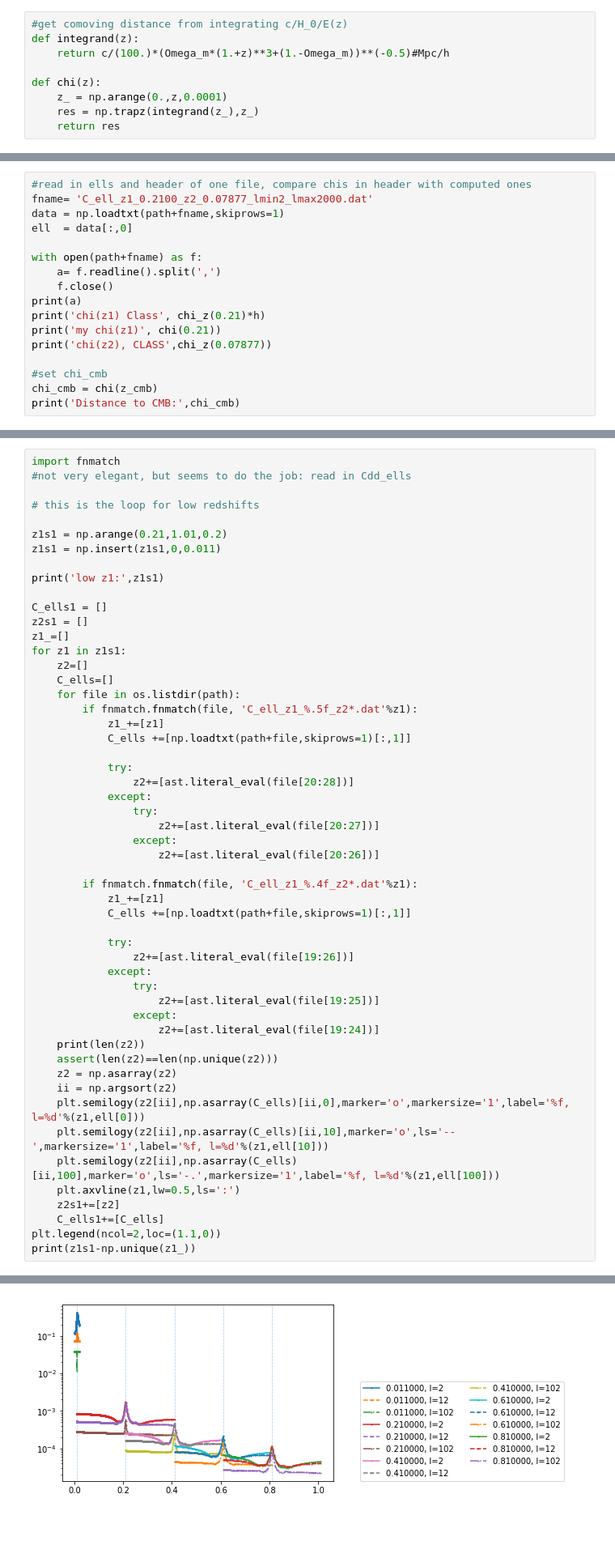
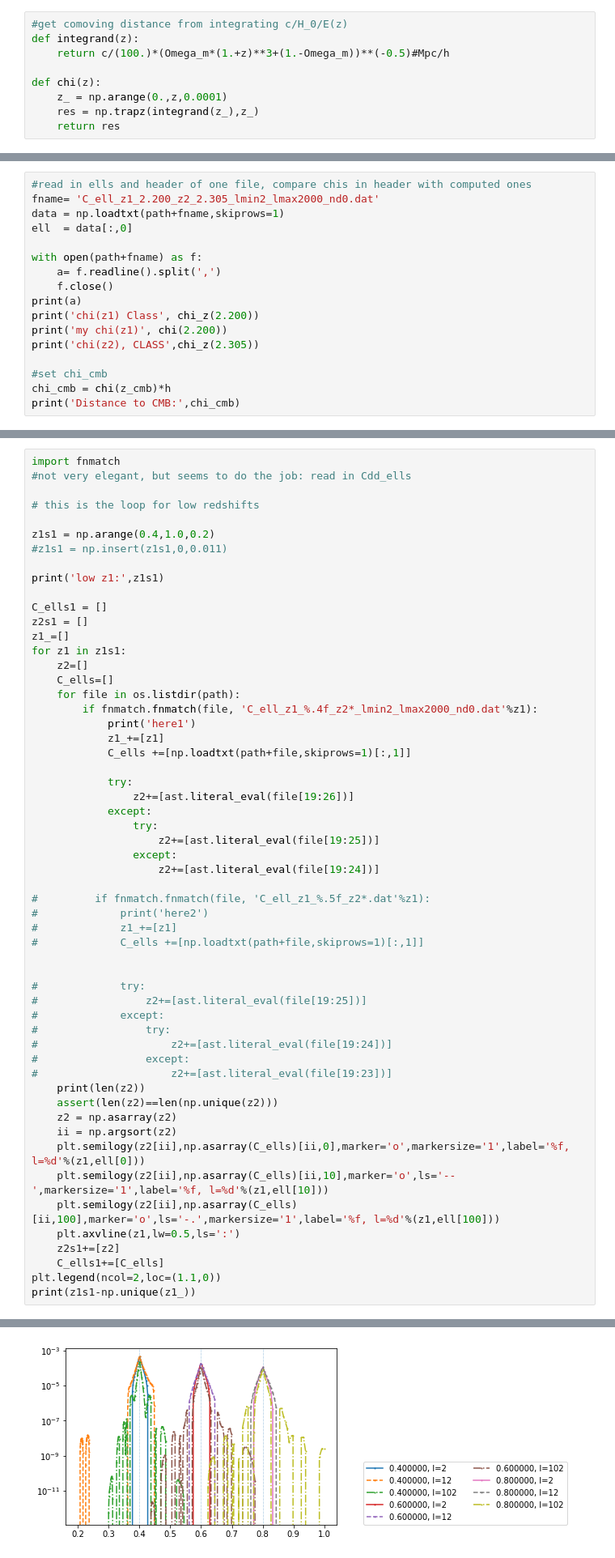
Before and after one commit to VMBoehm/postlimber, a Jupyter notebook: notebooks/IntegrateCldd.ipynb, the cells around one changed output, grey strips where cells are left out. Shown: that part at 81% size. Saved outputs shown, nothing was run; the diff lists cells and outputs as text; blank space fills up the shorter version.

```diff
--- a/notebooks/IntegrateCldd.ipynb
+++ b/notebooks/IntegrateCldd.ipynb
@@ -71,7 +71,7 @@ plt.show()
 [figure]
 # %%
 #read in ells and header of one file, compare chis in header with computed ones
-fname= 'C_ell_z1_0.2100_z2_0.07877_lmin2_lmax2000.dat'
+fname= 'C_ell_z1_2.200_z2_2.305_lmin2_lmax2000_nd0.dat'
 data = np.loadtxt(path+fname,skiprows=1)
 ell  = data[:,0]
 
@@ -79,11 +79,11 @@ with open(path+fname) as f:
     a= f.readline().split(',')
     f.close()
 print(a)
-print('chi(z1) Class', chi_z(0.21)*h)
-print('my chi(z1)', chi(0.21))
-print('chi(z2), CLASS',chi_z(0.07877))
+print('chi(z1) Class', chi_z(2.200))
+print('my chi(z1)', chi(2.200))
+print('chi(z2), CLASS',chi_z(2.305))
 
 #set chi_cmb
-chi_cmb = chi(z_cmb)
+chi_cmb = chi(z_cmb)*h
 print('Distance to CMB:',chi_cmb)
 # %% [output]
@@ -98,8 +98,8 @@ import fnmatch
 
 # this is the loop for low redshifts
 
-z1s1 = np.arange(0.21,1.01,0.2)
-z1s1 = np.insert(z1s1,0,0.011)
+z1s1 = np.arange(0.4,1.0,0.2)
+#z1s1 = np.insert(z1s1,0,0.011)
 
 print('low z1:',z1s1)
 
@@ -110,19 +110,8 @@ for z1 in z1s1:
     z2=[]
     C_ells=[]
     for file in os.listdir(path):
-        if fnmatch.fnmatch(file, 'C_ell_z1_%.5f_z2*.dat'%z1):
-            z1_+=[z1]
-            C_ells +=[np.loadtxt(path+file,skiprows=1)[:,1]]
-
-            try:
-                z2+=[ast.literal_eval(file[20:28])]
-            except:
-                try:
-                    z2+=[ast.literal_eval(file[20:27])]
-                except:
-                    z2+=[ast.literal_eval(file[20:26])]
-
-        if fnmatch.fnmatch(file, 'C_ell_z1_%.4f_z2*.dat'%z1):
+        if fnmatch.fnmatch(file, 'C_ell_z1_%.4f_z2*_lmin2_lmax2000_nd0.dat'%z1):
+            print('here1')
             z1_+=[z1]
             C_ells +=[np.loadtxt(path+file,skiprows=1)[:,1]]
 
@@ -133,6 +122,20 @@ for z1 in z1s1:
                     z2+=[ast.literal_eval(file[19:25])]
                 except:
                     z2+=[ast.literal_eval(file[19:24])]
+
+#         if fnmatch.fnmatch(file, 'C_ell_z1_%.5f_z2*.dat'%z1):
+#             print('here2')
+#             z1_+=[z1]
+#             C_ells +=[np.loadtxt(path+file,skiprows=1)[:,1]]
+
+
+#             try:
+#                 z2+=[ast.literal_eval(file[19:25])]
+#             except:
+#                 try:
+#                     z2+=[ast.literal_eval(file[19:24])]
+#                 except:
+#                     z2+=[ast.literal_eval(file[19:23])]
     print(len(z2))
     assert(len(z2)==len(np.unique(z2)))
     z2 = np.asarray(z2)
@@ -156,4 +169,4 @@ low z1: [0.011 0.21  0.41  0.61  0.81 ]
-[figure, old version]
+[figure, new version]
 # %%
 #high redshift z1s
 #loop over these z1s
```
Also changed, not shown: parts of 7 cells of this notebook, 1 other file.
